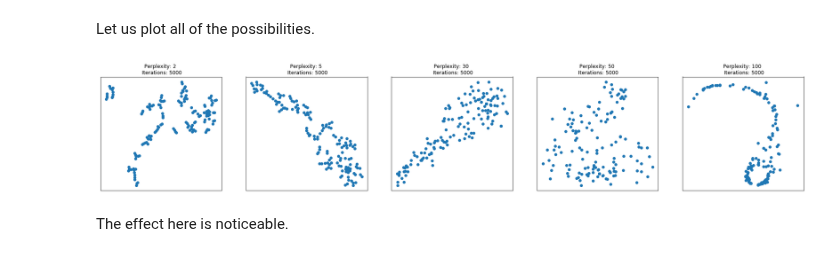
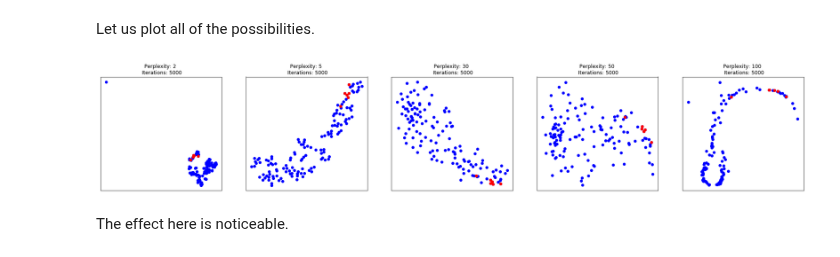
Before and after one commit to duarteocarmo/technological_capabilities, a Jupyter notebook: notebooks/5_Country_ML_Approach.ipynb, the cells around one changed output. Cells and saved outputs as stored; diff of their text form; code cells hidden in the pictures.

```diff
--- a/notebooks/5_Country_ML_Approach.ipynb
+++ b/notebooks/5_Country_ML_Approach.ipynb
@@ -114,0 +139,3 @@ print get_pv_contry(country, 'Output') == out_matrix[index, :]
+# %%
+X = numpy.delete(X, no_docs, 0)
+country_names = list(numpy.delete(country_names, no_docs))
@@ -114,0 +144,5 @@ print get_pv_contry(country, 'Output') == out_matrix[index, :]
+# %%
+X = (X - numpy.mean(X)) / numpy.std(X)
+#X = X/X.sum(axis=1, keepdims=True)
+
+print 'Shape of X is: ', X.shape
@@ -119,4 +157,0 @@ Standardize Data
-# %%
-X = numpy.hstack((feed_matrix,proc_matrix, out_matrix))
-print X.shape
-X = (X - numpy.mean(X)) / numpy.std(feed_matrix)
@@ -160,7 +193,8 @@ for i in range(k):
     for j in range(k):
         matplotlib.pyplot.subplot(k, k, i*k + j + 1)
 
-        matplotlib.pyplot.plot(Z[:, i], Z[:, j], '.')
+        matplotlib.pyplot.plot(Z[:, i], Z[:, j], '.', c='b')
+        matplotlib.pyplot.plot(Z[idxs, i], Z[idxs, j], '.', c='r')
         if i==k-1:
             matplotlib.pyplot.xlabel('PCA{}'.format(j+1), fontsize=10)
         else:
@@ -242,15 +276,16 @@ Let us plot all of the possibilities.
 # %%
 fig, axs = matplotlib.pyplot.subplots(1, len(perplexities), figsize=(30, 5))
 for i in range(len(perplexities)):
     tsne = sklearn.manifold.TSNE(n_components=2, init='random',random_state=0, perplexity=perplexities[i], n_iter=5000)
     X_embedded = tsne.fit_transform(X)
-    axs[i].scatter(X_embedded[:, 0], X_embedded[:, 1])
+    axs[i].scatter(X_embedded[:, 0], X_embedded[:, 1], c='b')
+    axs[i].scatter(X_embedded[idxs, 0], X_embedded[idxs, 1], c='r')
     axs[i].set_title('Perplexity: {} \n Iterations: {}'.format(perplexities[i], n_iter))
     axs[i].set_xticks([])
     axs[i].set_yticks([])
 
 matplotlib.pyplot.show()
 # %% [output]
-[figure, old version]
+[figure, new version]
 # %% [markdown]
 The effect here is noticeable.
```
Also changed, not shown: parts of 26 cells of this notebook.
